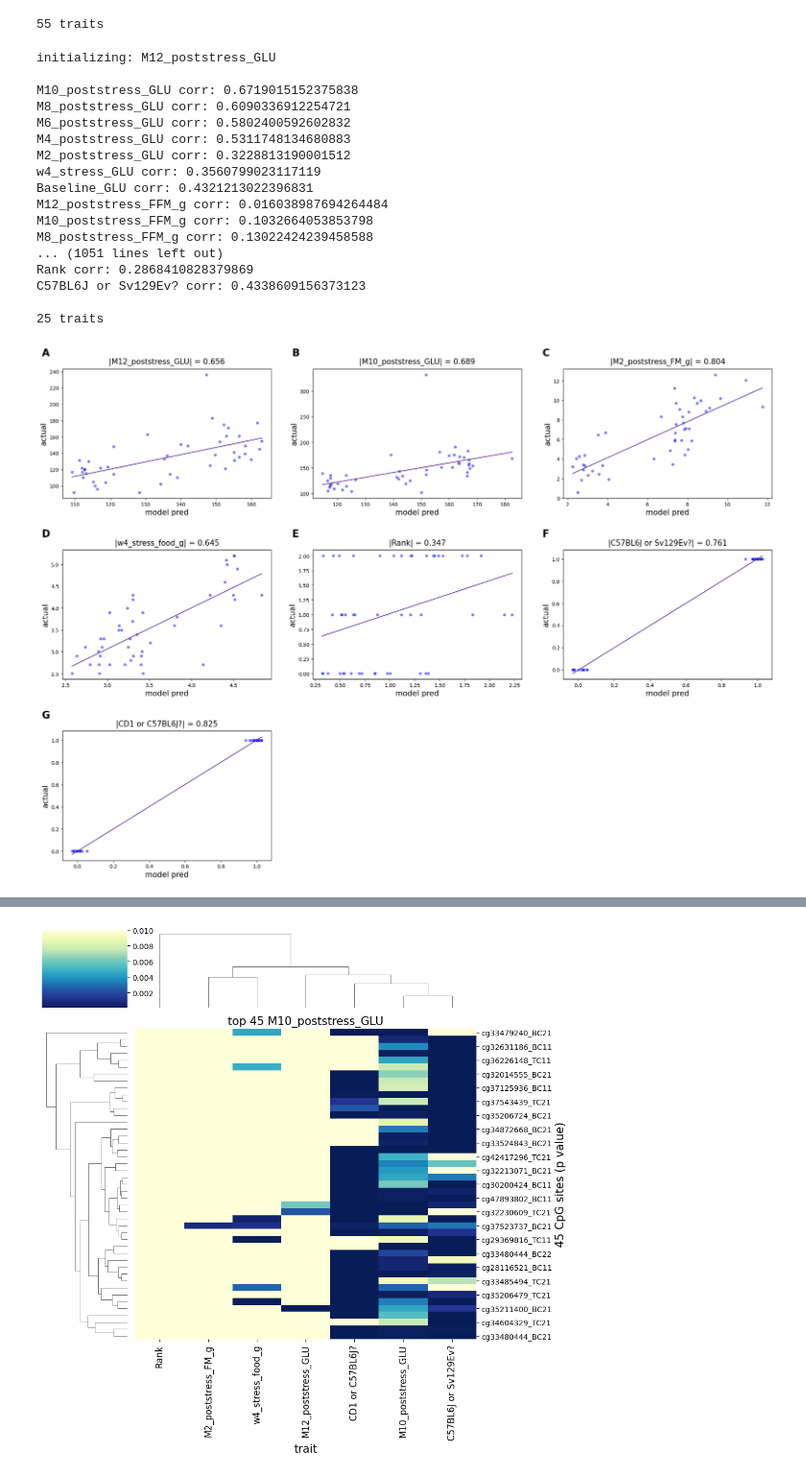
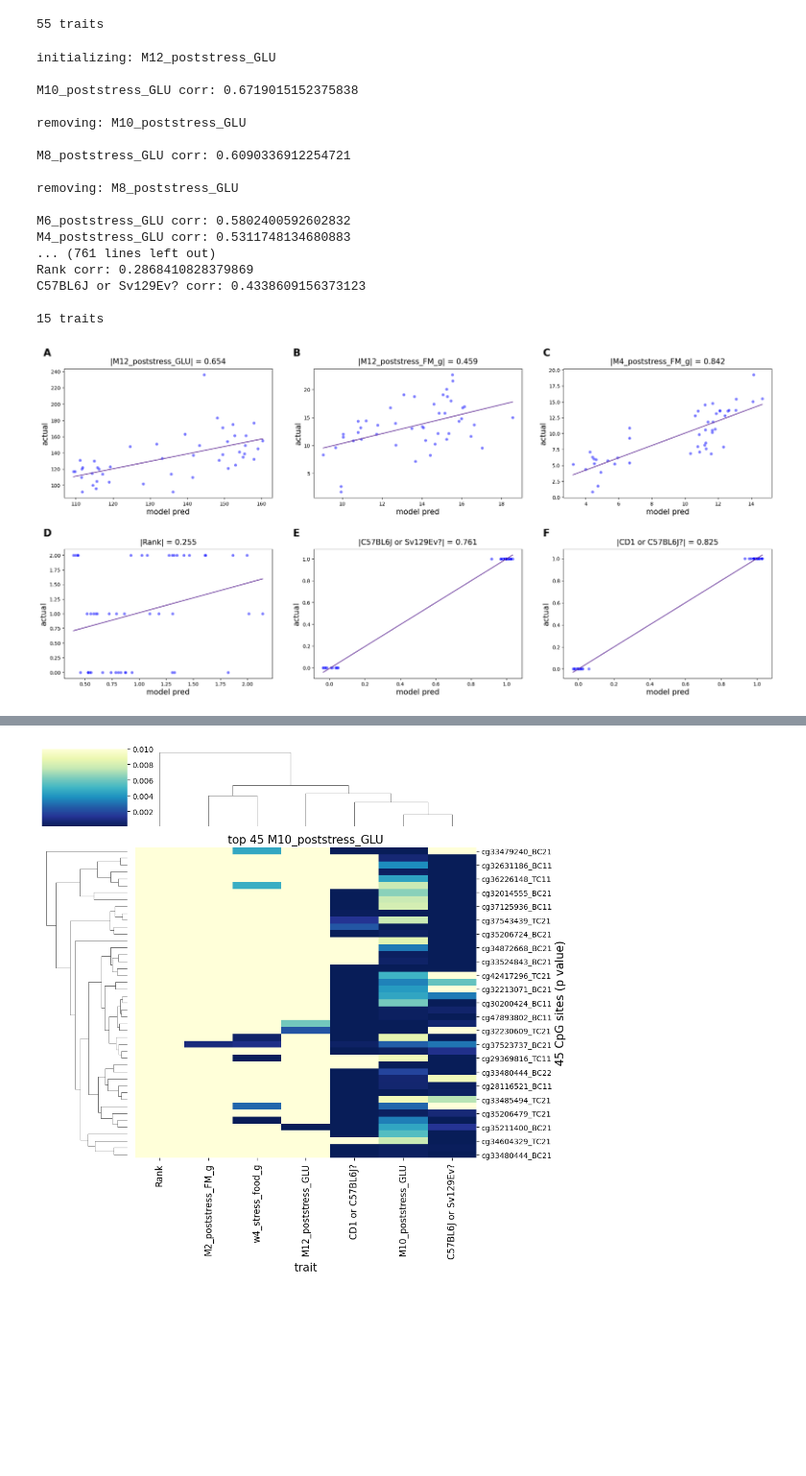
Before and after one commit to SamAndTheSun/pellegrini_temp, a Jupyter notebook: pseudoinverse_model.ipynb, the cells around one changed output, grey strips where cells are left out. Shown at 96% size. Cells and saved outputs as stored; diff of their text form; code cells hidden in the pictures; blank space fills up the shorter version.

Commit message:
updated cutoffs for filtering and fixed colinearity assessment accounting for more special cases, also added comments for this

```diff
--- a/pseudoinverse_model.ipynb
+++ b/pseudoinverse_model.ipynb
@@ -40,7 +43,7 @@ print(f'{trait_data.shape[0]} traits')
 55 traits
 # %%
 #filter trait data to minimize colinearity
-filter = 0.70
+filter = 0.60
 f_trait_data = quality_filter(trait_data, filter)
 
 print(f'\n{f_trait_data.shape[0]} traits')
@@ -48,29 +51,29 @@ print(f'\n{f_trait_data.shape[0]} traits')
 initializing: M12_poststress_GLU
 
 M10_poststress_GLU corr: 0.6719015152375838
+
+removing: M10_poststress_GLU
+
 M8_poststress_GLU corr: 0.6090336912254721
+
+removing: M8_poststress_GLU
+
 M6_poststress_GLU corr: 0.5802400592602832
 M4_poststress_GLU corr: 0.5311748134680883
-M2_poststress_GLU corr: 0.3228813190001512
-w4_stress_GLU corr: 0.3560799023117119
-Baseline_GLU corr: 0.4321213022396831
-M12_poststress_FFM_g corr: 0.016038987694264484
-M10_poststress_FFM_g corr: 0.1032664053853798
-M8_poststress_FFM_g corr: 0.13022424239458588
-... (1051 lines left out)
+... (761 lines left out)
 Rank corr: 0.2868410828379869
 C57BL6J or Sv129Ev? corr: 0.4338609156373123
 
-25 traits
+15 traits
 # %%
 #generate pseudoinversion plots
-thresh = 0.6
+thresh = 0.5
 meth_filter_thresh = 0.5
 pinv_dropmin(f_trait_data, meth_data, thresh,
              find_meth=False, to_filter_meth=True,
              meth_filter_thresh=meth_filter_thresh);
 # %% [output]
-[figure, old version]
+[figure, new version]
 # %%
 #generate heatmap of probe/trait multivar association p values
 thresh = 0.6
```
Also changed, not shown: parts of 2 cells of this notebook, 1 other file.
